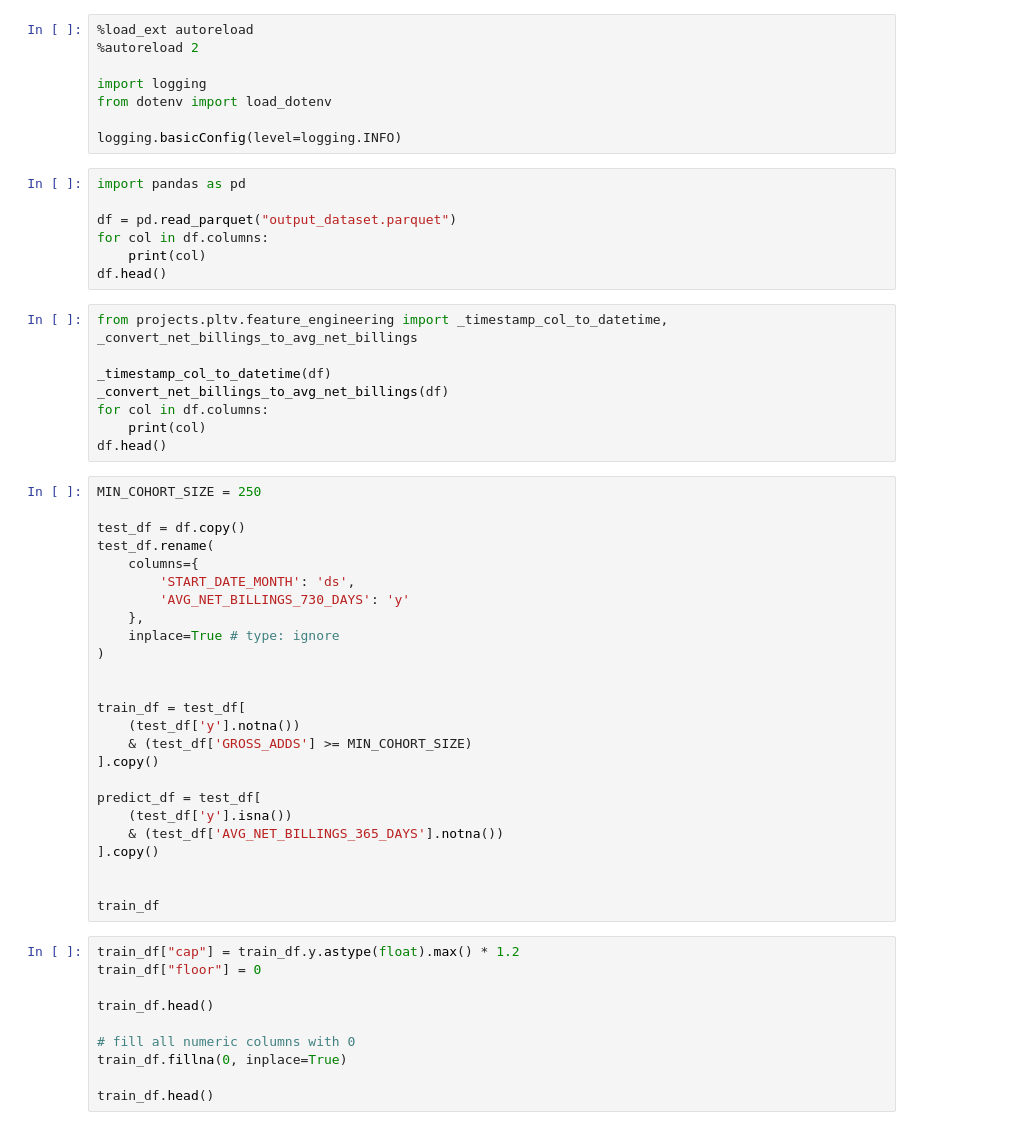
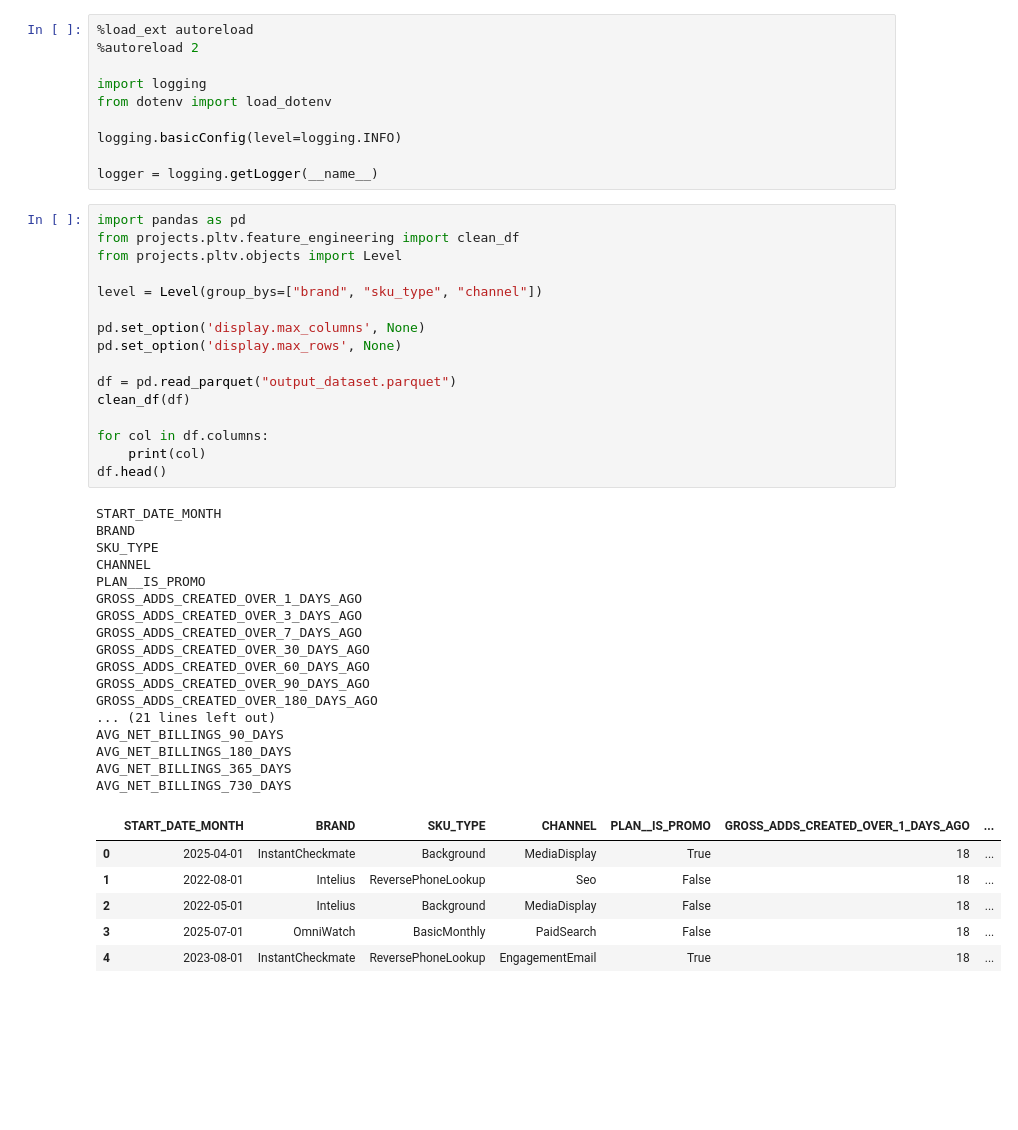
Before and after one commit to fddiferd/ml-snowflake-template, a Jupyter notebook: dev.ipynb, the cells around one changed output. Cells and saved outputs as stored; diff of their text form; blank space fills up the shorter version.

```diff
--- a/dev.ipynb
+++ b/dev.ipynb
@@ -6,53 +6,45 @@ import logging
 from dotenv import load_dotenv
 
 logging.basicConfig(level=logging.INFO)
+
+logger = logging.getLogger(__name__)
 # %%
 import pandas as pd
+from projects.pltv.feature_engineering import clean_df
+from projects.pltv.objects import Level
+
+level = Level(group_bys=["brand", "sku_type", "channel"])
+
+pd.set_option('display.max_columns', None)
+pd.set_option('display.max_rows', None)
 
 df = pd.read_parquet("output_dataset.parquet")
+clean_df(df)
+
 for col in df.columns:
     print(col)
 df.head()
+# %% [output]
+START_DATE_MONTH
+BRAND
+SKU_TYPE
+CHANNEL
+PLAN__IS_PROMO
+GROSS_ADDS_CREATED_OVER_1_DAYS_AGO
+GROSS_ADDS_CREATED_OVER_3_DAYS_AGO
+GROSS_ADDS_CREATED_OVER_7_DAYS_AGO
+GROSS_ADDS_CREATED_OVER_30_DAYS_AGO
+GROSS_ADDS_CREATED_OVER_60_DAYS_AGO
+GROSS_ADDS_CREATED_OVER_90_DAYS_AGO
+GROSS_ADDS_CREATED_OVER_180_DAYS_AGO
+... (21 lines left out)
+AVG_NET_BILLINGS_90_DAYS
+AVG_NET_BILLINGS_180_DAYS
+AVG_NET_BILLINGS_365_DAYS
+AVG_NET_BILLINGS_730_DAYS
+|  | START_DATE_MONTH | BRAND | SKU_TYPE | CHANNEL | PLAN__IS_PROMO | GROSS_ADDS_CREATED_OVER_1_DAYS_AGO | ... |
+| 0 | 2025-04-01 | InstantCheckmate | Background | MediaDisplay | True | 18 | ... |
+| 1 | 2022-08-01 | Intelius | ReversePhoneLookup | Seo | False | 18 | ... |
+| 2 | 2022-05-01 | Intelius | Background | MediaDisplay | False | 18 | ... |
+| 3 | 2025-07-01 | OmniWatch | BasicMonthly | PaidSearch | False | 18 | ... |
+| 4 | 2023-08-01 | InstantCheckmate | ReversePhoneLookup | EngagementEmail | True | 18 | ... |
-# %%
-from projects.pltv.feature_engineering import _timestamp_col_to_datetime, _convert_net_billings_to_avg_net_billings
-
-_timestamp_col_to_datetime(df)
-_convert_net_billings_to_avg_net_billings(df)
-for col in df.columns:
-    print(col)
-df.head()
-# %%
-MIN_COHORT_SIZE = 250
-
-test_df = df.copy()
-test_df.rename(
-    columns={
-        'START_DATE_MONTH': 'ds',
-        'AVG_NET_BILLINGS_730_DAYS': 'y'
-    },
-    inplace=True # type: ignore
-)
-
-
-train_df = test_df[
-    (test_df['y'].notna())
-    & (test_df['GROSS_ADDS'] >= MIN_COHORT_SIZE)
-].copy()
-
-predict_df = test_df[
-    (test_df['y'].isna())
-    & (test_df['AVG_NET_BILLINGS_365_DAYS'].notna())
-].copy()
-
-
-train_df
-# %%
-train_df["cap"] = train_df.y.astype(float).max() * 1.2
-train_df["floor"] = 0
-
-train_df.head()
-
-# fill all numeric columns with 0
-train_df.fillna(0, inplace=True)
-
-train_df.head()
```
Also changed, not shown: parts of 4 cells of this notebook, 12 other files.
